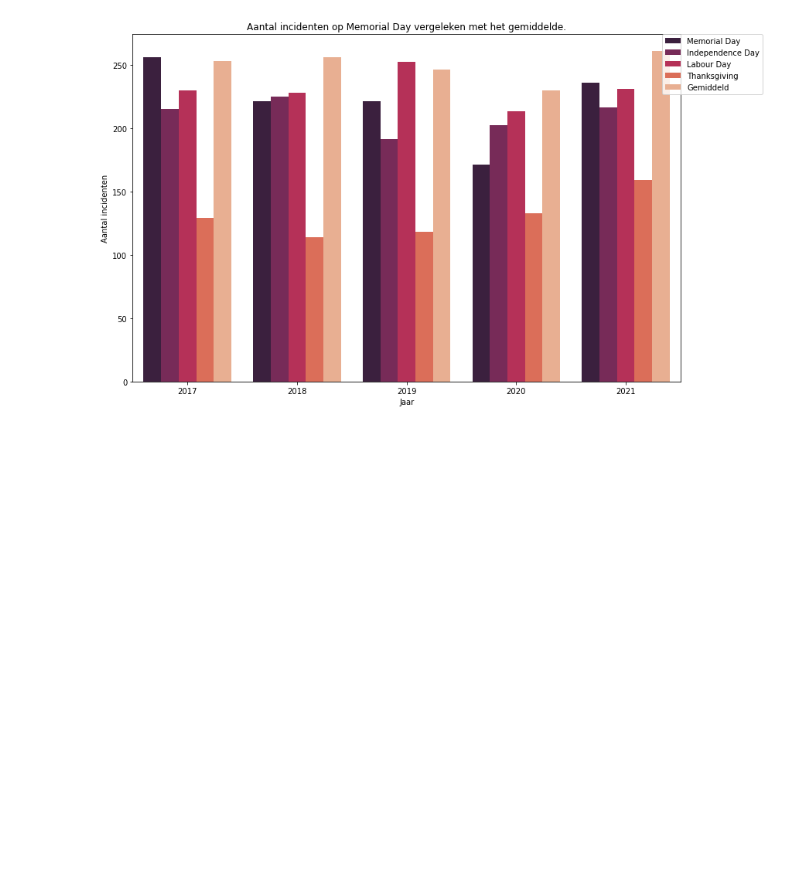
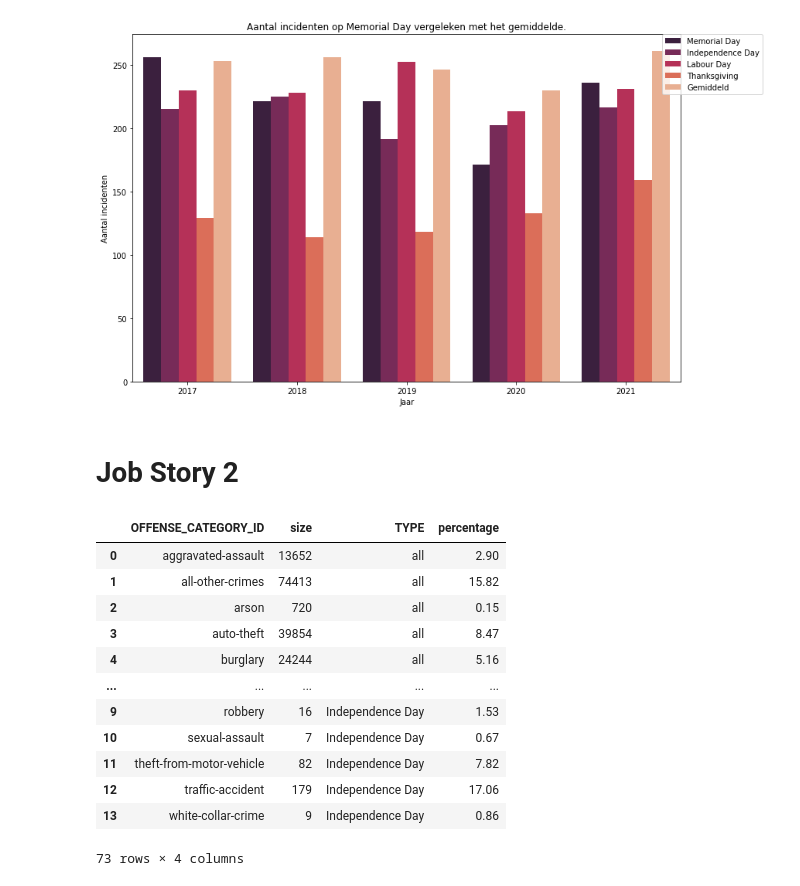
Before and after one commit to KolmschateS/poc-crime, a Jupyter notebook: crimestat.ipynb, the cells around one changed output. Saved outputs shown, nothing was run; the diff lists cells and outputs as text; code cells hidden in the pictures; blank space fills up the shorter version.

```diff
--- a/crimestat.ipynb
+++ b/crimestat.ipynb
@@ -334,3 +390,76 @@ plt.legend(bbox_to_anchor=(1.15, 1), loc='upper right', borderaxespad=0)
 plt.show()
 # %% [output]
 [figure]
+# %% [markdown]
+# Job Story 2
+# %%
+j2_memday_crime = memday_crime.copy()
+j2_indday_crime = indday_crime.copy()
+j2_labday_crime = labday_crime.copy()
+j2_thaday_crime = thaday_crime.copy()
+
+
+# Tel alle incidenten op per datum van de Memorial days. Daarna voeg je de jaar toe als een kolom samen met de type.
+j2_memday_cat_count = j2_memday_crime.groupby(
+    "OFFENSE_CATEGORY_ID", as_index=False
+).size()
+j2_memday_cat_count["TYPE"] = "Memorial Day"
+memday_sum = j2_memday_cat_count["size"].sum()
+j2_memday_cat_count["percentage"] = j2_memday_cat_count["size"] / memday_sum * 100
+j2_memday_cat_count["percentage"] = j2_memday_cat_count["percentage"].round(2)
+
+j2_indday_cat_count = j2_indday_crime.groupby(
+    "OFFENSE_CATEGORY_ID", as_index=False
+).size()
+j2_indday_cat_count["TYPE"] = "Independence Day"
+indday_sum = j2_indday_cat_count["size"].sum()
+j2_indday_cat_count["percentage"] = j2_indday_cat_count["size"] / indday_sum * 100
+j2_indday_cat_count["percentage"] = j2_indday_cat_count["percentage"].round(2)
+
+
+j2_labday_cat_count = j2_labday_crime.groupby(
+    "OFFENSE_CATEGORY_ID", as_index=False
+).size()
+j2_labday_cat_count["TYPE"] = "Labour Day"
+labday_sum = j2_labday_cat_count["size"].sum()
+j2_labday_cat_count["percentage"] = j2_labday_cat_count["size"] / labday_sum * 100
+j2_labday_cat_count["percentage"] = j2_labday_cat_count["percentage"].round(2)
+
+j2_thaday_cat_count = j2_thaday_crime.groupby(
+    "OFFENSE_CATEGORY_ID", as_index=False
+).size()
+j2_thaday_cat_count["TYPE"] = "Thanksgiving"
+thaday_sum = j2_thaday_cat_count["size"].sum()
+j2_thaday_cat_count["percentage"] = j2_thaday_cat_count["size"] / thaday_sum * 100
+j2_thaday_cat_count["percentage"] = j2_thaday_cat_count["percentage"].round(2)
+
+j2_total_count = crime_df.groupby("OFFENSE_CATEGORY_ID", as_index=False).size()
+j2_total_count["TYPE"] = "all"
+j2_total_count["percentage"] = j2_total_count["size"] / total_crime_count * 100
+j2_total_count["percentage"] = j2_total_count["percentage"].round(2)
+
+
+j2_final = pd.concat(
+    [
+        j2_total_count,
+        j2_thaday_cat_count,
+        j2_memday_cat_count,
+        j2_labday_cat_count,
+        j2_indday_cat_count,
+    ]
+)
+j2_final
+# %% [output]
+|  | OFFENSE_CATEGORY_ID | size | TYPE | percentage |
+| 0 | aggravated-assault | 13652 | all | 2.90 |
+| 1 | all-other-crimes | 74413 | all | 15.82 |
+| 2 | arson | 720 | all | 0.15 |
+| 3 | auto-theft | 39854 | all | 8.47 |
+| 4 | burglary | 24244 | all | 5.16 |
+| ... | ... | ... | ... | ... |
+| 9 | robbery | 16 | Independence Day | 1.53 |
+| 10 | sexual-assault | 7 | Independence Day | 0.67 |
+| 11 | theft-from-motor-vehicle | 82 | Independence Day | 7.82 |
+| 12 | traffic-accident | 179 | Independence Day | 17.06 |
+| 13 | white-collar-crime | 9 | Independence Day | 0.86 |
+73 rows × 4 columns
```
Also changed, not shown: parts of 15 cells of this notebook, 1 other file.
